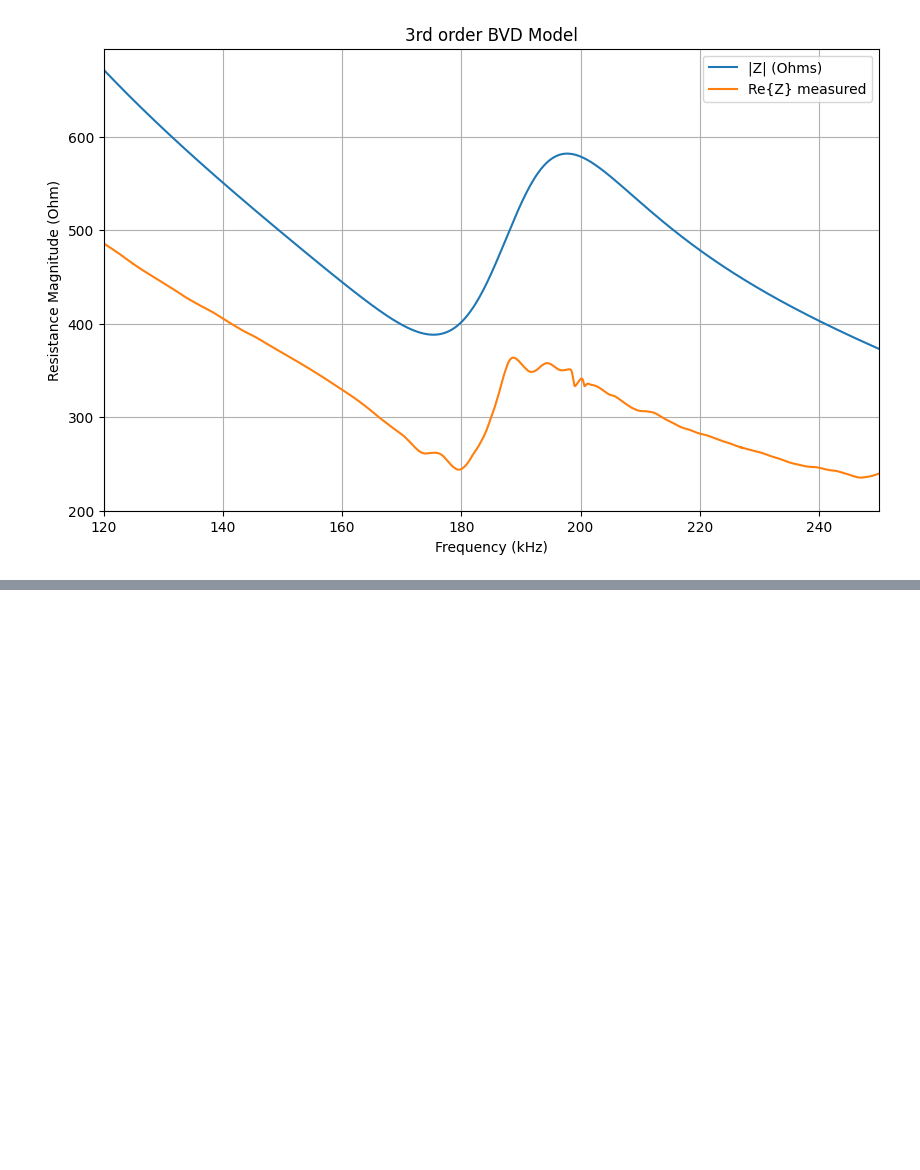
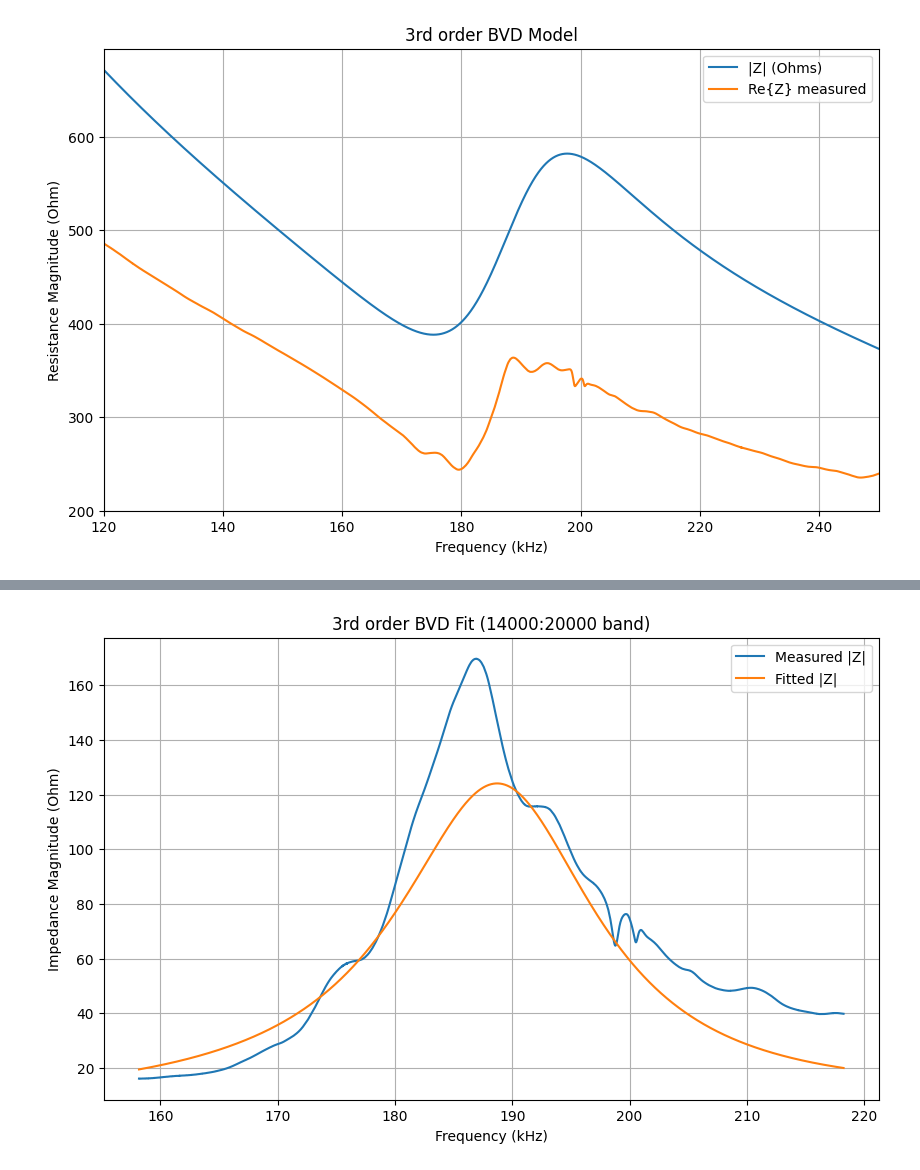
Before and after one commit to MKD-software/EMI-DMG-Analysis, a Jupyter notebook: Damage-analysis.ipynb, the cells around one changed output, grey strips where cells are left out. Saved outputs shown, nothing was run; the diff lists cells and outputs as text; code cells hidden in the pictures; blank space fills up the shorter version.

```diff
--- a/Damage-analysis.ipynb
+++ b/Damage-analysis.ipynb
@@ -668,0 +936,13 @@ plt.show()
+# %%
+# Plot
+plt.figure(figsize=(10,6))
+plt.plot(f_fit/1e3, np.real(Z_meas_fit), label="Measured |Z|")
+plt.plot(f_fit/1e3, np.real(Z_fit), label="Fitted |Z|")
+plt.xlabel("Frequency (kHz)")
+plt.ylabel("Impedance Magnitude (Ohm)")
+plt.title("3rd order BVD Fit (14000:20000 band)")
+plt.legend()
+plt.grid(True)
+plt.show()
+# %% [output]
+[figure, added]
```
Also changed, not shown: parts of 6 cells of this notebook.
